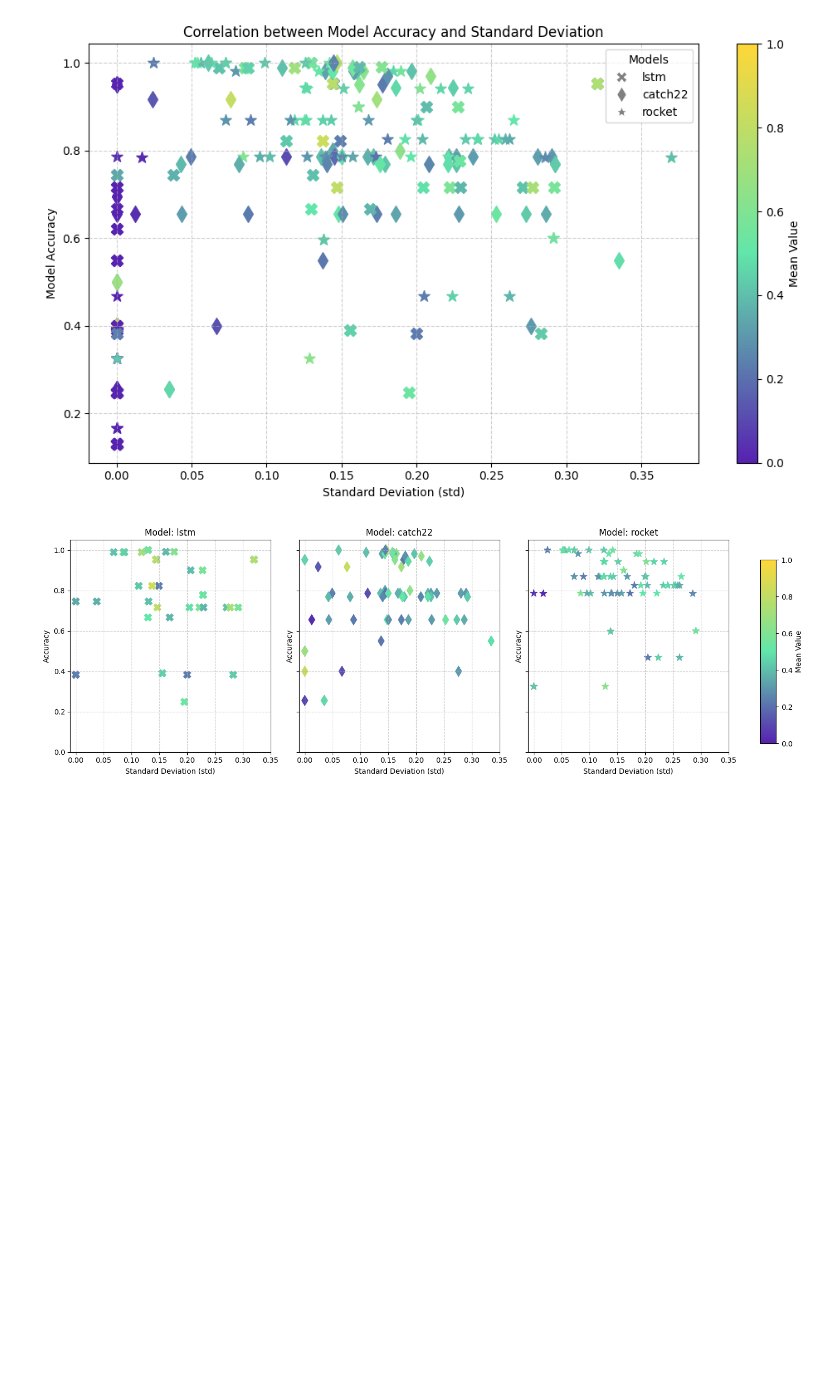
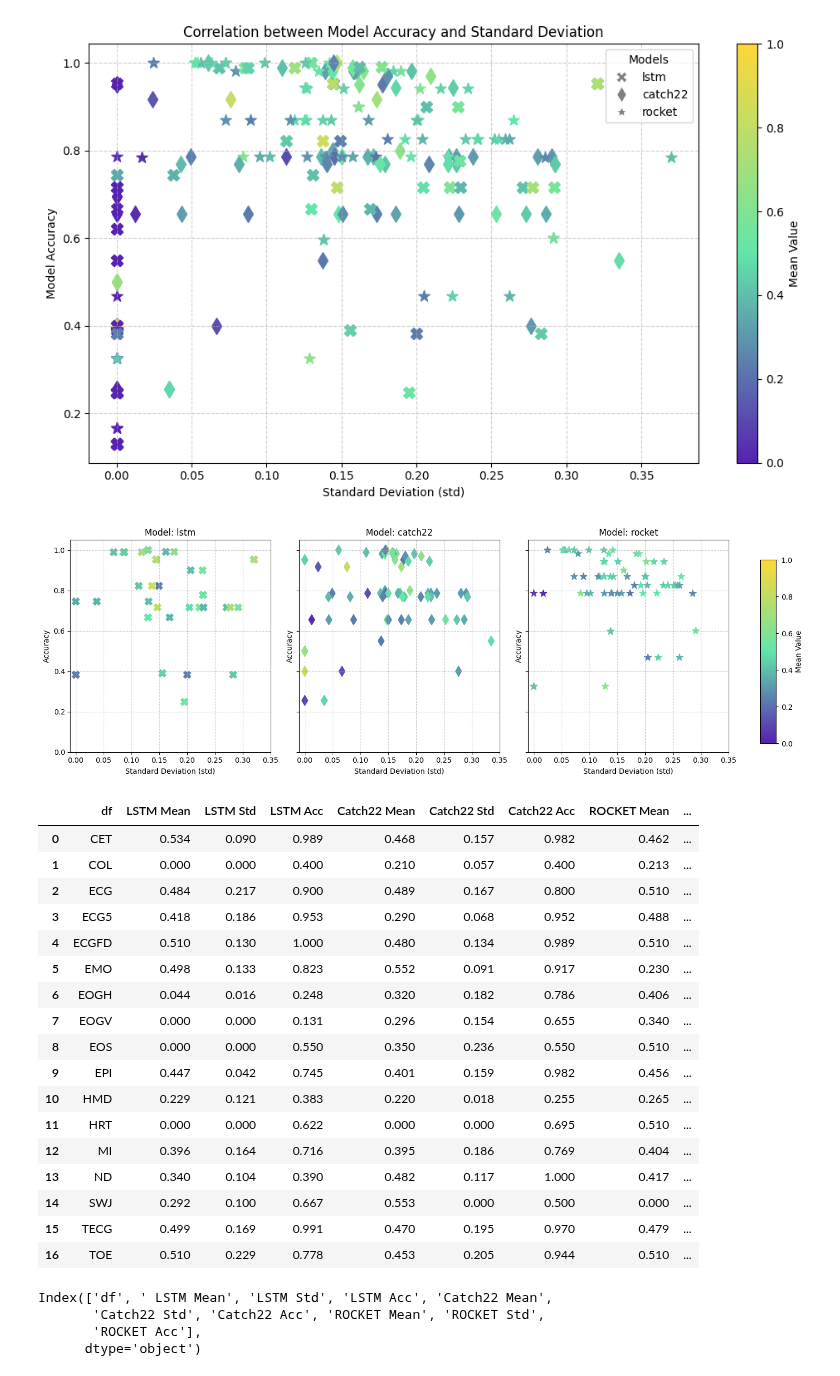
Before and after one commit to Nia3324/Morphing, a Jupyter notebook: Tables&Plots.ipynb, the cells around one changed output. Saved outputs shown, nothing was run; the diff lists cells and outputs as text; code cells hidden in the pictures; blank space fills up the shorter version.

```diff
--- a/Tables&Plots.ipynb
+++ b/Tables&Plots.ipynb
@@ -373,0 +376,29 @@ plt.show()
+# %%
+df = pd.read_csv('data.csv')
+df
+# %% [output]
+|  | df | LSTM Mean | LSTM Std | LSTM Acc | Catch22 Mean | Catch22 Std | Catch22 Acc | ROCKET Mean | ... |
+| 0 | CET | 0.534 | 0.090 | 0.989 | 0.468 | 0.157 | 0.982 | 0.462 | ... |
+| 1 | COL | 0.000 | 0.000 | 0.400 | 0.210 | 0.057 | 0.400 | 0.213 | ... |
+| 2 | ECG | 0.484 | 0.217 | 0.900 | 0.489 | 0.167 | 0.800 | 0.510 | ... |
+| 3 | ECG5 | 0.418 | 0.186 | 0.953 | 0.290 | 0.068 | 0.952 | 0.488 | ... |
+| 4 | ECGFD | 0.510 | 0.130 | 1.000 | 0.480 | 0.134 | 0.989 | 0.510 | ... |
+| 5 | EMO | 0.498 | 0.133 | 0.823 | 0.552 | 0.091 | 0.917 | 0.230 | ... |
+| 6 | EOGH | 0.044 | 0.016 | 0.248 | 0.320 | 0.182 | 0.786 | 0.406 | ... |
+| 7 | EOGV | 0.000 | 0.000 | 0.131 | 0.296 | 0.154 | 0.655 | 0.340 | ... |
+| 8 | EOS | 0.000 | 0.000 | 0.550 | 0.350 | 0.236 | 0.550 | 0.510 | ... |
+| 9 | EPI | 0.447 | 0.042 | 0.745 | 0.401 | 0.159 | 0.982 | 0.456 | ... |
+| 10 | HMD | 0.229 | 0.121 | 0.383 | 0.220 | 0.018 | 0.255 | 0.265 | ... |
+| 11 | HRT | 0.000 | 0.000 | 0.622 | 0.000 | 0.000 | 0.695 | 0.510 | ... |
+| 12 | MI | 0.396 | 0.164 | 0.716 | 0.395 | 0.186 | 0.769 | 0.404 | ... |
+| 13 | ND | 0.340 | 0.104 | 0.390 | 0.482 | 0.117 | 1.000 | 0.417 | ... |
+| 14 | SWJ | 0.292 | 0.100 | 0.667 | 0.553 | 0.000 | 0.500 | 0.000 | ... |
+| 15 | TECG | 0.499 | 0.169 | 0.991 | 0.470 | 0.195 | 0.970 | 0.479 | ... |
+| 16 | TOE | 0.510 | 0.229 | 0.778 | 0.453 | 0.205 | 0.944 | 0.510 | ... |
+# %%
+df.columns
+# %% [output]
+Index(['df', ' LSTM Mean', 'LSTM Std', 'LSTM Acc', 'Catch22 Mean',
+       'Catch22 Std', 'Catch22 Acc', 'ROCKET Mean', 'ROCKET Std',
+       'ROCKET Acc'],
+      dtype='object')
```
Also changed, not shown: parts of 2 cells of this notebook, 6 other files.
